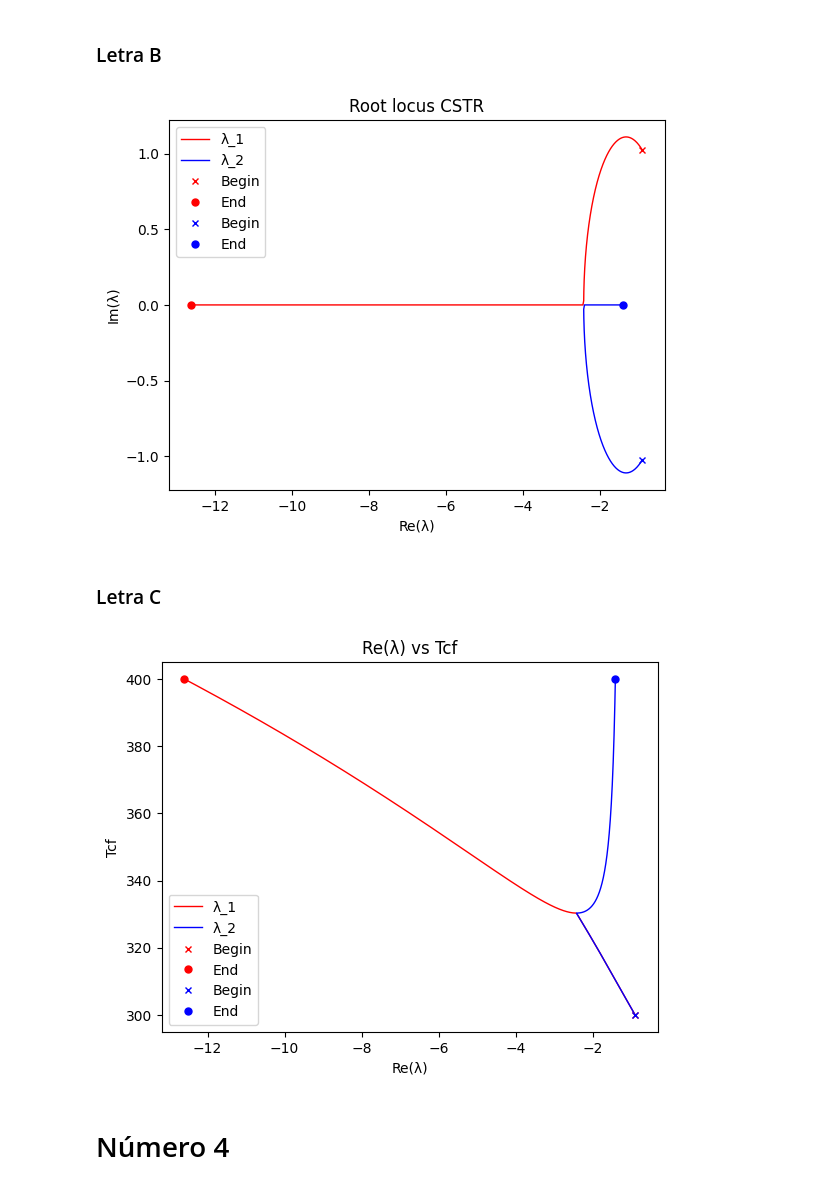
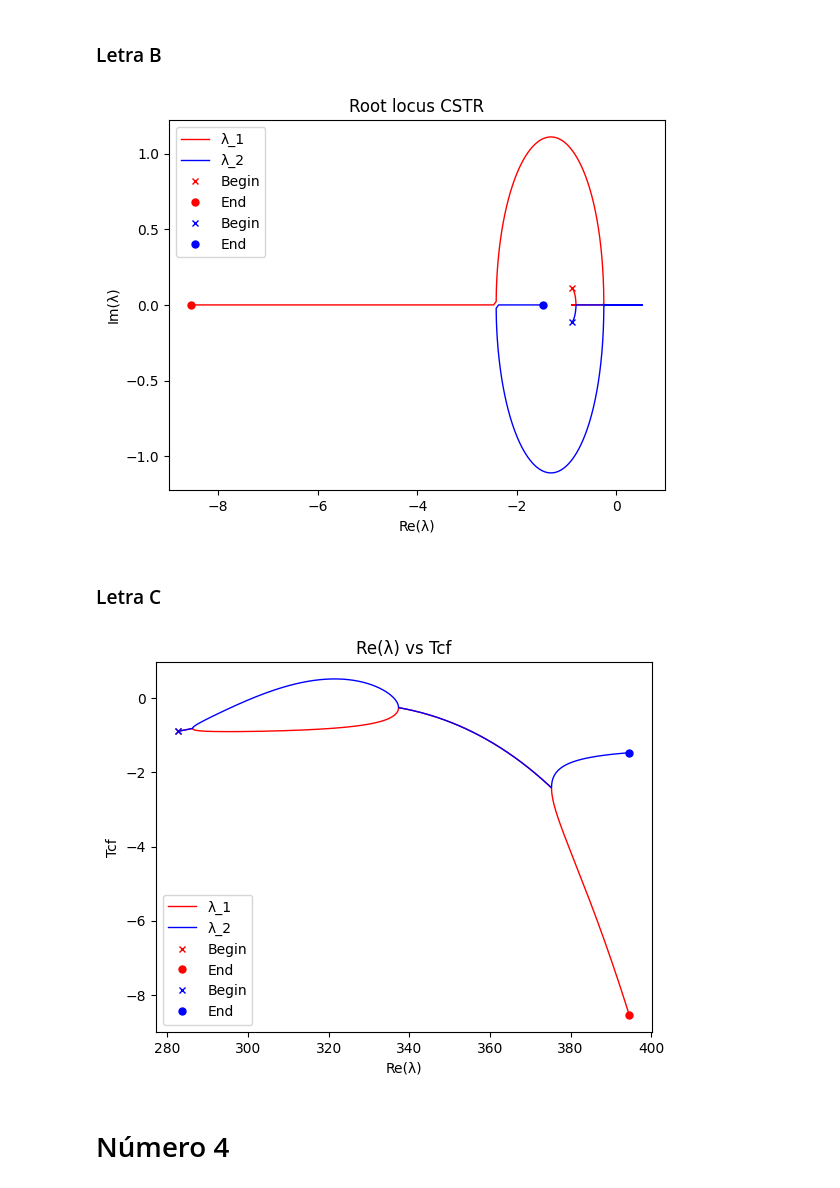
Before and after one commit to the-rodrigo/programas_modelagem, a Jupyter notebook: L3_Modelagem.ipynb, the cells around one changed output. Drawn from its saved outputs; the diff is of its cells as text; code cells hidden in the pictures.

```diff
--- a/L3_Modelagem.ipynb
+++ b/L3_Modelagem.ipynb
@@ -162,30 +162,19 @@ plt.show()
 ### Letra B
 # %%
 n = 10000
-Tcf_vector = np.linspace(300, 400, n)
+Tee_vector = np.linspace(300, 400, n)
+Tcf_vector = []
 Real_1 = np.ones(n)
 Imag_1 = np.ones(n)
 Real_2 = np.ones(n)
 Imag_2 = np.ones(n)
 J = []
 
-for j, temperature in enumerate(Tcf_vector):
-    tolerance = 10**-25
-    error = 1
-    T0 = 337
-    C = []
-    T = [T0]
-    i = 0
-    while error > tolerance and i <= 10000:
-        C.append(get_C(T[i]))
-        T.append(get_newT(T[i], C[i], temperature))
-        error = np.absolute((T[i+1]-T[i])/T[i])
-        i += 1
+for j, temperature in enumerate(Tee_vector):
+    CEE = get_C(temperature)
+    Tcf_vector.append(get_Tcf(q,temperature))
 
-    TEE = T[-1]
-    CEE = C[-1]
-
-    J = jac.jacobian(CEE, TEE, q, v, k0, deltaH_neg, E, Cp, hA, R)
+    J = jac.jacobian(CEE, temperature, q, v, k0, deltaH_neg, E, Cp, hA, R)
 
     eig_val = np.linalg.eig(J)[0]
 
@@ -206,22 +195,22 @@ plt.plot(Real_2[0], Imag_2[0], 'bx', Real_2[n-1],
 plt.legend(['λ_1', 'λ_2', 'Begin', 'End', 'Begin', 'End'])
 plt.show()
 # %% [output]
-[figure, old version]
+[figure, new version]
 # %% [markdown]
 ### Letra C
 # %%
-plt.plot(Real_1, Tcf_vector, 'r-', Real_2, Tcf_vector, 'b-', linewidth=1)
+plt.plot(Tcf_vector, Real_1, 'r-', Tcf_vector, Real_2, 'b-', linewidth=1)
 plt.title('Re(λ) vs Tcf')
 plt.xlabel('Re(λ)')
 plt.ylabel('Tcf')
-plt.plot(Real_1[0], Tcf_vector[0], 'rx', Real_1[n-1],
-         Tcf_vector[n-1], 'ro', linewidth=1, markersize=5)
-plt.plot(Real_2[0], Tcf_vector[0], 'bx', Real_2[n-1],
-         Tcf_vector[n-1], 'bo', linewidth=1, markersize=5)
+plt.plot(Tcf_vector[0], Real_1[0], 'rx',
+         Tcf_vector[n-1], Real_1[n-1], 'ro', linewidth=1, markersize=5)
+plt.plot(Tcf_vector[0], Real_2[0], 'bx',
+         Tcf_vector[n-1], Real_2[n-1], 'bo', linewidth=1, markersize=5)
 plt.legend(['λ_1', 'λ_2', 'Begin', 'End', 'Begin', 'End'])
 plt.show()
 # %% [output]
-[figure, old version]
+[figure, new version]
 # %% [markdown]
 # Número 4
 # %%
```
Also changed, not shown: parts of 4 cells of this notebook, 1 other file.
